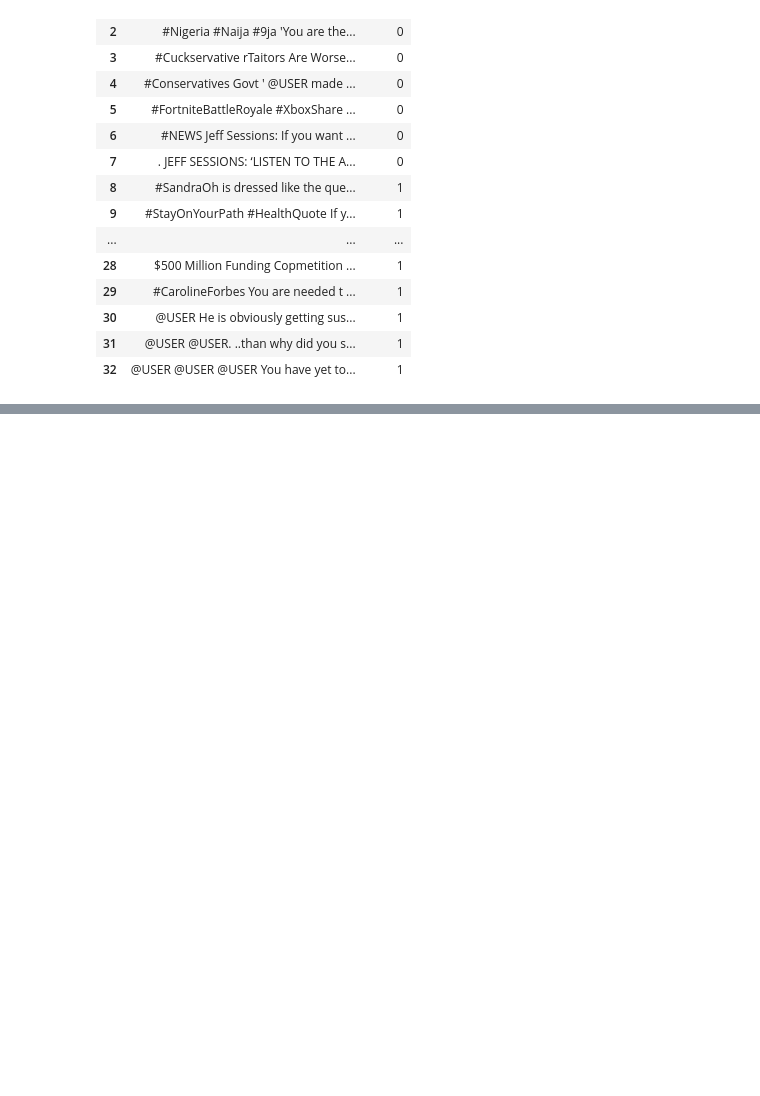
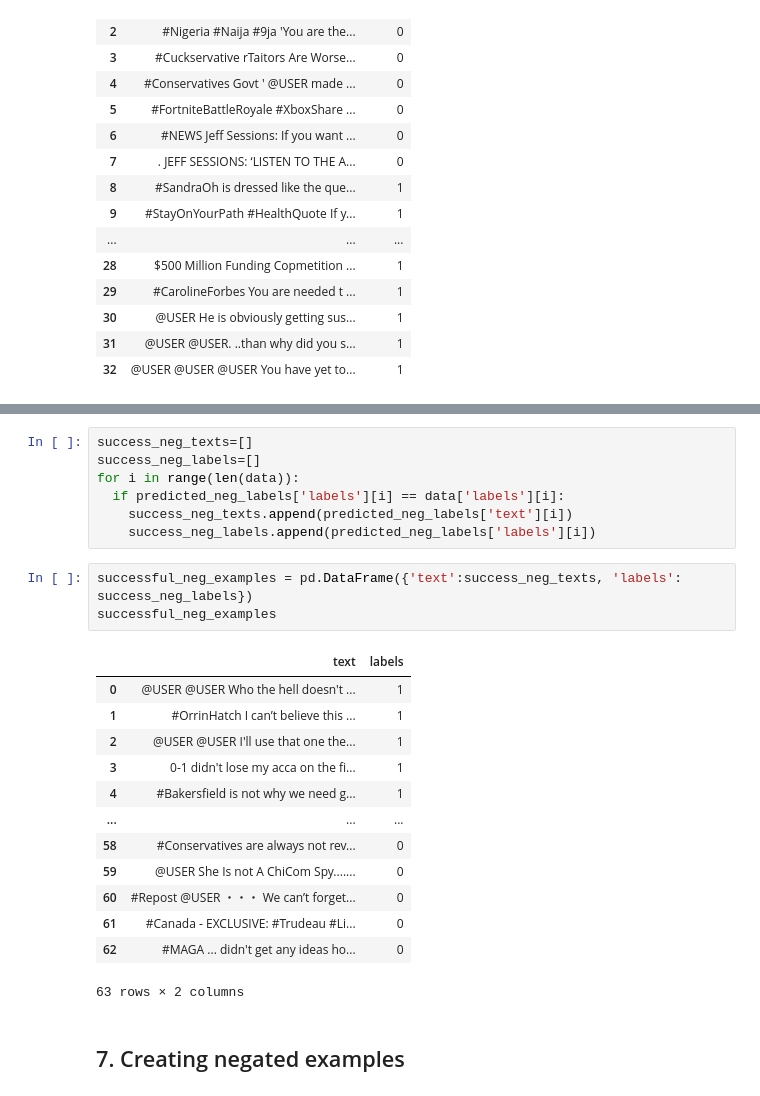
Before and after one commit to efemeryds/offensive-language-detection, a Jupyter notebook: Part_B_error_analysis/error_analysis_with_checklist_melis.ipynb, the cells around one changed output, grey strips where cells are left out. Drawn from its saved outputs; the diff is of its cells as text; blank space fills up the shorter version.

```diff
--- a/Part_B_error_analysis/error_analysis_with_checklist_melis.ipynb
+++ b/Part_B_error_analysis/error_analysis_with_checklist_melis.ipynb
@@ -177,0 +282,26 @@ failed_examples
+# %%
+success_neg_texts=[]
+success_neg_labels=[]
+for i in range(len(data)):
+  if predicted_neg_labels['labels'][i] == data['labels'][i]:
+    success_neg_texts.append(predicted_neg_labels['text'][i])
+    success_neg_labels.append(predicted_neg_labels['labels'][i])
+# %%
+successful_neg_examples = pd.DataFrame({'text':success_neg_texts, 'labels': success_neg_labels})
+successful_neg_examples
+# %% [output]
+|  | text | labels |
+| 0 | @USER @USER Who the hell doesn't ... | 1 |
+| 1 | #OrrinHatch I can’t believe this ... | 1 |
+| 2 | @USER @USER I'll use that one the... | 1 |
+| 3 | 0-1 didn't lose my acca on the fi... | 1 |
+| 4 | #Bakersfield is not why we need g... | 1 |
+| ... | ... | ... |
+| 58 | #Conservatives are always not rev... | 0 |
+| 59 | @USER She Is not A ChiCom Spy....... | 0 |
+| 60 | #Repost @USER ・・・ We can’t forget... | 0 |
+| 61 | #Canada - EXCLUSIVE: #Trudeau #Li... | 0 |
+| 62 | #MAGA ... didn't get any ideas ho... | 0 |
+63 rows × 2 columns
+# %% [markdown]
+## 7. Creating negated examples
```
Also changed, not shown: parts of 14 cells of this notebook.
